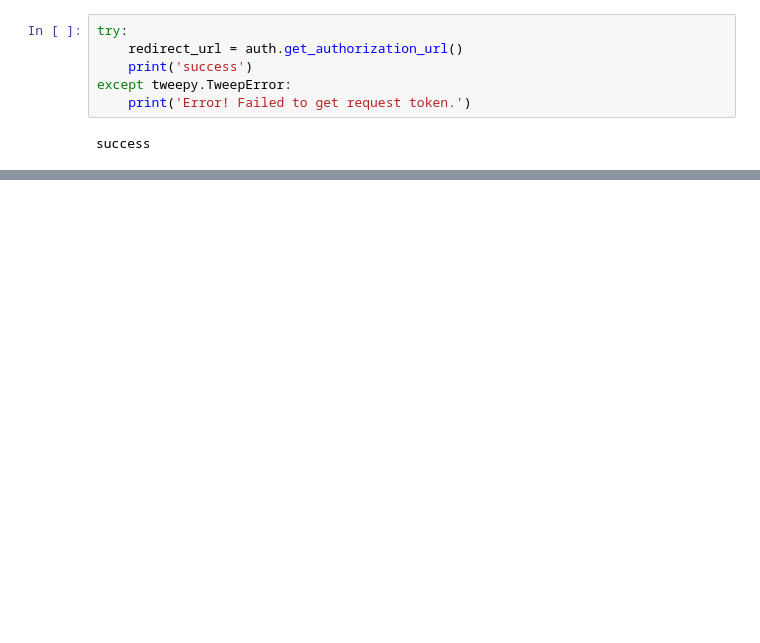
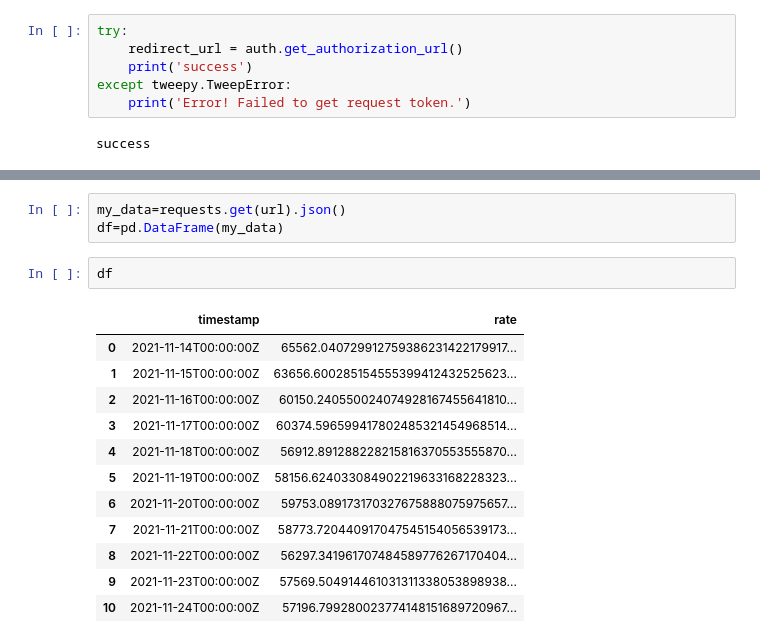
Before and after one commit to julia-claira/crypto, a Jupyter notebook: cy_machine_learn.ipynb, the cells around one changed output, grey strips where cells are left out. Cells and saved outputs as stored; diff of their text form; blank space fills up the shorter version.

```diff
--- a/cy_machine_learn.ipynb
+++ b/cy_machine_learn.ipynb
@@ -158,0 +162,18 @@ tweets
+# %%
+my_data=requests.get(url).json()
+df=pd.DataFrame(my_data)
+# %%
+df
+# %% [output]
+|  | timestamp | rate |
+| 0 | 2021-11-14T00:00:00Z | 65562.040729912759386231422179917... |
+| 1 | 2021-11-15T00:00:00Z | 63656.600285154555399412432525623... |
+| 2 | 2021-11-16T00:00:00Z | 60150.240550024074928167455641810... |
+| 3 | 2021-11-17T00:00:00Z | 60374.596599417802485321454968514... |
+| 4 | 2021-11-18T00:00:00Z | 56912.891288228215816370553555870... |
+| 5 | 2021-11-19T00:00:00Z | 58156.624033084902219633168228323... |
+| 6 | 2021-11-20T00:00:00Z | 59753.089173170327675888075975657... |
+| 7 | 2021-11-21T00:00:00Z | 58773.720440917047545154056539173... |
+| 8 | 2021-11-22T00:00:00Z | 56297.341961707484589776267170404... |
+| 9 | 2021-11-23T00:00:00Z | 57569.504914461031311338053898938... |
+| 10 | 2021-11-24T00:00:00Z | 57196.799280023774148151689720967... |
```
Also changed, not shown: parts of 31 cells of this notebook.
